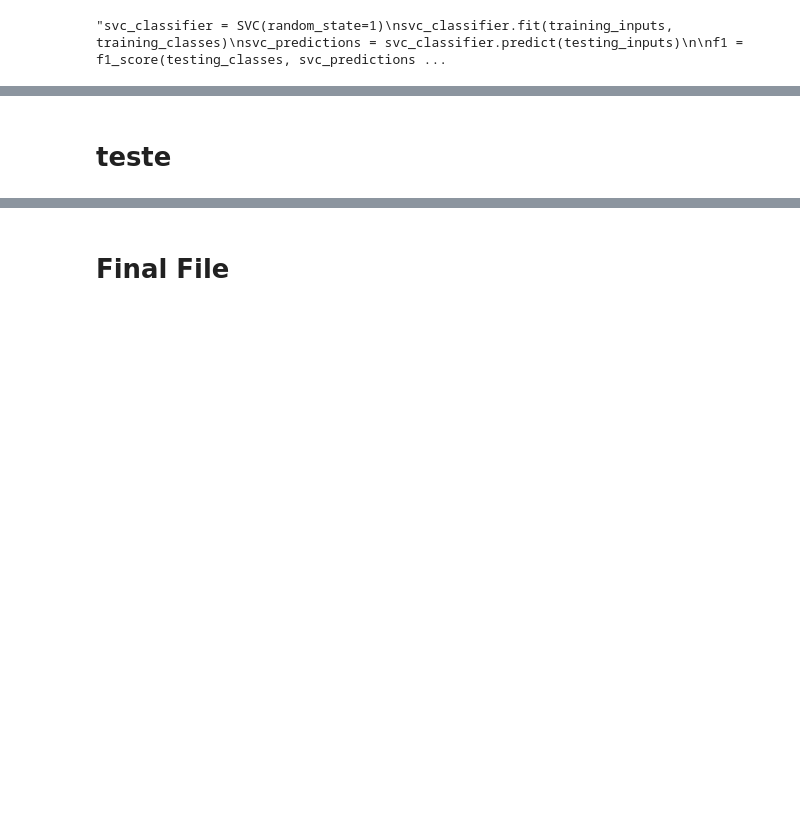
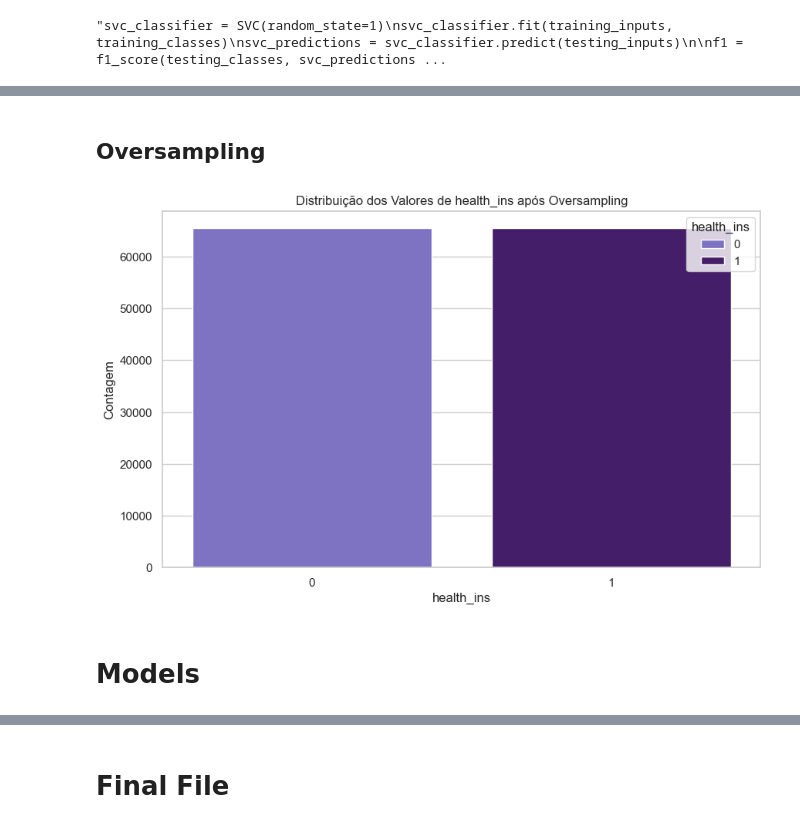
Before and after one commit to eduardooliveiraps/HealthInsurancePredictor, a Jupyter notebook: health_insurance_predictor copy.ipynb, the cells around one changed output, grey strips where cells are left out. Saved outputs shown, nothing was run; the diff lists cells and outputs as text; code cells hidden in the pictures; blank space fills up the shorter version.

```diff
--- a/health_insurance_predictor copy.ipynb
+++ b/health_insurance_predictor copy.ipynb
@@ -576,13 +522,10 @@ plt.show()
 # %%
 smt = SMOTE(random_state=5)
-X = df.drop('health_ins', axis = 1)
-y = df['health_ins']
-X, y = smt.fit_resample(X, y)
-df = pd.concat([X, y], axis=1)
+X_smote, y_smote = smt.fit_resample(X, y)
+df_smote = pd.concat([X_smote, y_smote], axis=1)
 
-# Plotar a contagem dos valores de health_ins
 plt.figure(figsize=(10, 6))
-sns.countplot(x='health_ins', data=df, palette=custom_palette, legend=False)
+sns.countplot(x='health_ins', data=df_smote, palette=custom_palette, legend=False)
 plt.title('Distribuição dos Valores de health_ins')
 plt.xlabel('health_ins')
 plt.ylabel('Contagem')
@@ -963,2 +701,2 @@ svc_predictions = svc_classifier.predict(testing_inputs)
 # %% [markdown]
-# teste
+## Oversampling
@@ -964,0 +705,17 @@ svc_predictions = svc_classifier.predict(testing_inputs)
+# %%
+from imblearn.over_sampling import RandomOverSampler
+
+ros = RandomOverSampler(random_state=42)
+X_over, y_over = ros.fit_resample(X, y)
+df_over = pd.concat([X_over, y_over], axis=1)
+
+plt.figure(figsize=(10, 6))
+sns.countplot(x=y_over, palette=custom_palette, hue=y_over)
+plt.title('Distribuição dos Valores de health_ins após Oversampling')
+plt.xlabel('health_ins')
+plt.ylabel('Contagem')
+plt.show()
+# %% [output]
+[figure, added]
+# %% [markdown]
+# Models
```
Also changed, not shown: parts of 88 cells of this notebook, 5 other files.
